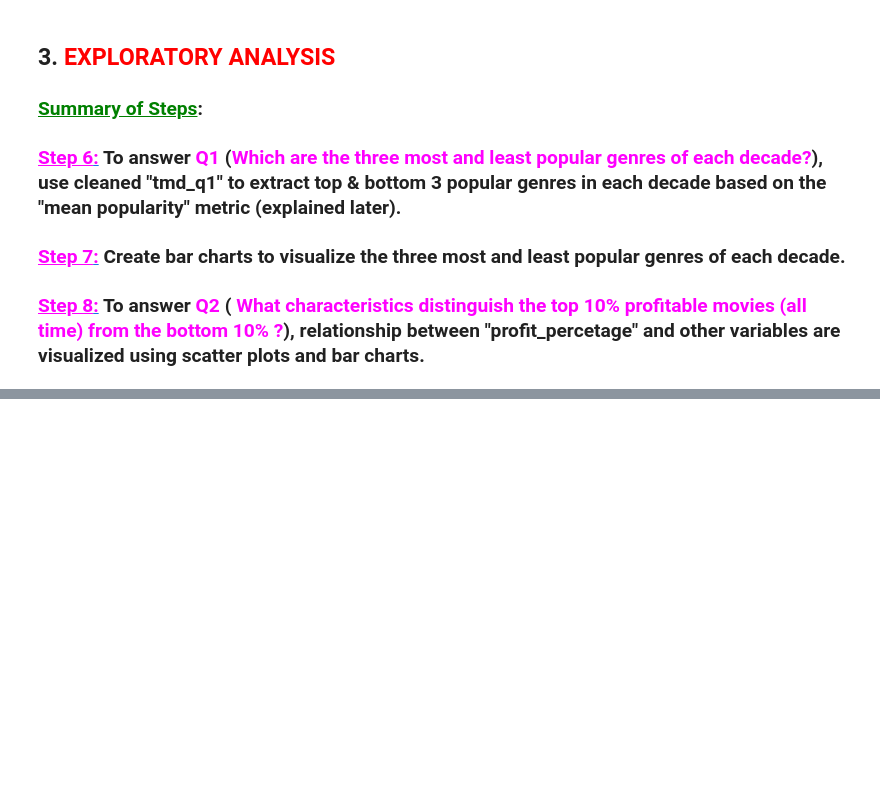
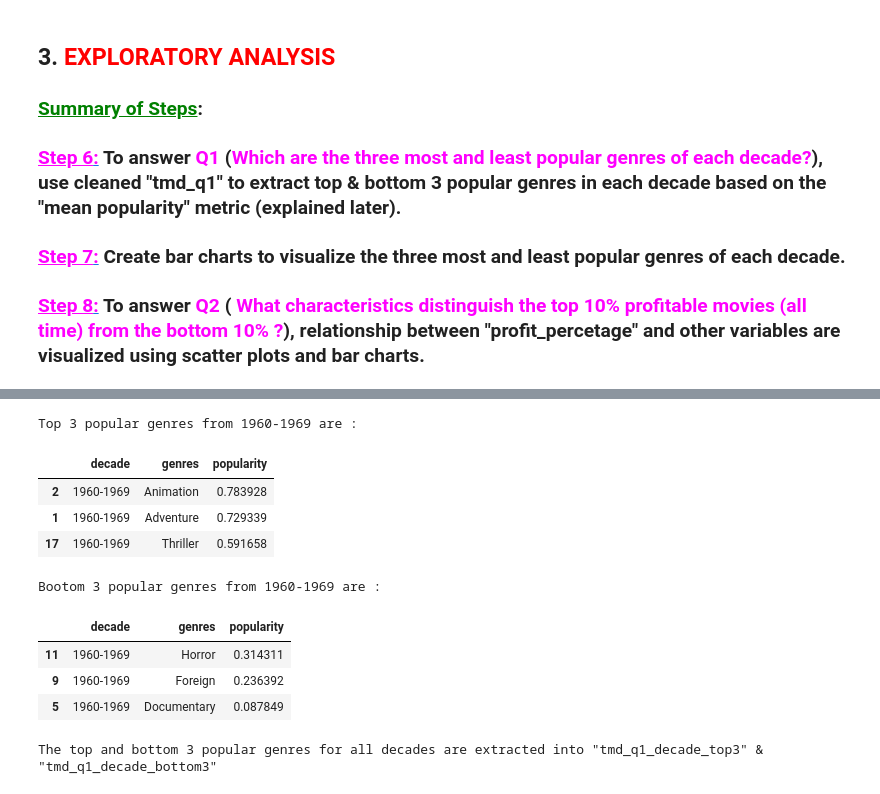
Before and after one commit to BalavishnuUdayakumar/EDA_TMDb, a Jupyter notebook: Exploratory_Data_Analysis_of_TMDb_dataset.ipynb, the cells around one changed output, grey strips where cells are left out. Saved outputs shown, nothing was run; the diff lists cells and outputs as text; code cells hidden in the pictures; blank space fills up the shorter version.

```diff
--- a/Exploratory_Data_Analysis_of_TMDb_dataset.ipynb
+++ b/Exploratory_Data_Analysis_of_TMDb_dataset.ipynb
@@ -977,0 +1046,52 @@ Saving cleaned data as csv files "tmd_q2_top10_cleaned.csv" and "tmd_q2_bottom_c
+# %%
+# "tmd_q1_decade" is used to extract top and bottom 3 popular genres in a decade
+
+print('\033[4m' + '\033[1m' + 'Top 3 popular genres from 1960-1969 are' \
+      + '\033[0m'+ '\033[0m' + ' :')
+tmd_q1_decade_top3 = tmd_q1_decade.iloc[:3,:]
+tmd_q1_decade_top3
+
+print('\033[4m' + '\033[1m' + 'Bootom 3 popular genres from 1960-1969 are' \
+      + '\033[0m'+ '\033[0m' + ' :')
+tmd_q1_decade_bottom3 = tmd_q1_decade.iloc[-3:,:]
+tmd_q1_decade_bottom3
+# %% [output]
+Top 3 popular genres from 1960-1969 are :
+|  | decade | genres | popularity |
+| 2 | 1960-1969 | Animation | 0.783928 |
+| 1 | 1960-1969 | Adventure | 0.729339 |
+| 17 | 1960-1969 | Thriller | 0.591658 |
+Bootom 3 popular genres from 1960-1969 are :
+|  | decade | genres | popularity |
+| 11 | 1960-1969 | Horror | 0.314311 |
+| 9 | 1960-1969 | Foreign | 0.236392 |
+| 5 | 1960-1969 | Documentary | 0.087849 |
+# %%
+# the above steps are repeated for all decades
+# extract the top and bottom 3 popular genres for all decades into "tmd_q1_decade_top3" & "tmd_q1_decade_bottom3"
+
+for i in range(1, 6):
+    decade = 1970 + i*10
+    tmd_q1_tmp = tmd_q1[(tmd_q1['release_year'] >= decade - 10) & \
+                        (tmd_q1['release_year'] < decade)] \
+                .groupby('genres', as_index = False)['popularity'] \
+                .mean() \
+                .sort_values('popularity', ascending = False)
+    tmd_q1_tmp_top3 = tmd_q1_tmp.iloc[:3,:]
+    tmd_q1_tmp_bottom3 = tmd_q1_tmp.iloc[-3:,:]
+
+    if decade == 2020:
+        decade_range = np.repeat(str(decade - 10) + '-' + str(decade-5), 3)
+    else:
+        decade_range = np.repeat(str(decade - 10) + '-' + str(decade-1), 3)
+
+    tmd_q1_tmp_top3.insert(loc = 0, column = 'decade', value = decade_range)
+    tmd_q1_tmp_bottom3.insert(loc = 0, column = 'decade', value = decade_range)
+
+    tmd_q1_decade_top3 = pd.concat([tmd_q1_decade_top3, tmd_q1_tmp_top3])
+    tmd_q1_decade_bottom3 = pd.concat([tmd_q1_decade_bottom3, tmd_q1_tmp_bottom3])
+
+print('\033[1m' + 'The top and bottom 3 popular genres for all decades are \
+extracted into "tmd_q1_decade_top3" & "tmd_q1_decade_bottom3"' + '\033[0m')
+# %% [output]
+The top and bottom 3 popular genres for all decades are extracted into "tmd_q1_decade_top3" & "tmd_q1_decade_bottom3"
```
Also changed, not shown: parts of 5 cells of this notebook.
